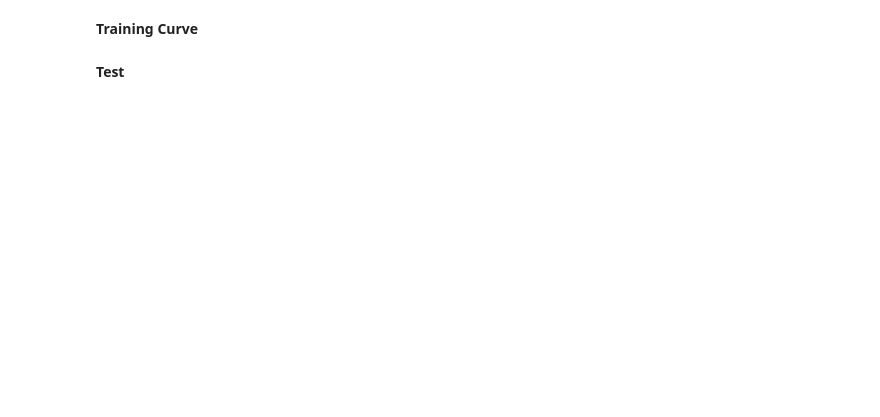
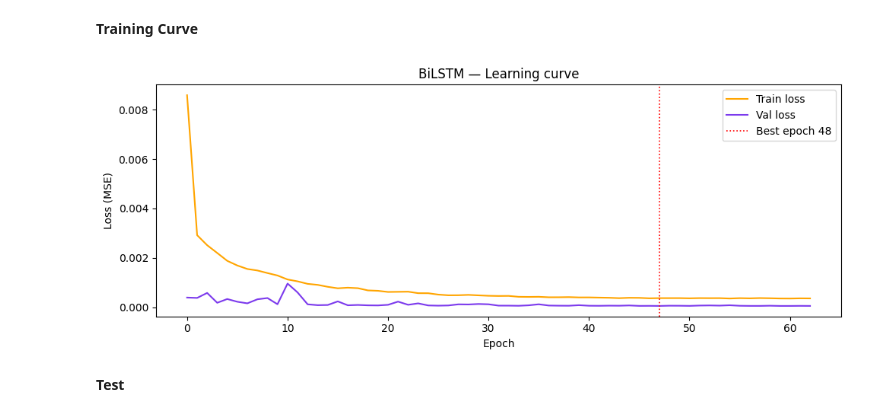
Before and after one commit to AmanuelDaget/GBPUSD-Foreign-Exchange-Price-Pridiction-Using-LSTM-GRU-BiLSTM, a Jupyter notebook: GBPUSD_Price_pridiction_Using_LSTM_GRU.ipynb, the cells around one changed output. Saved outputs shown, nothing was run; the diff lists cells and outputs as text; code cells hidden in the pictures; blank space fills up the shorter version.

```diff
--- a/GBPUSD_Price_pridiction_Using_LSTM_GRU.ipynb
+++ b/GBPUSD_Price_pridiction_Using_LSTM_GRU.ipynb
@@ -363,11 +361,13 @@ Epoch 44/100
 **Training Curve**
 # %%
 fig, ax = plt.subplots(figsize=(10, 4))
-ax.plot(h_bilstm.history["loss"],     label="Train loss", color="#94A3B8", lw=1.5)
+ax.plot(h_bilstm.history["loss"],     label="Train loss", color="orange", lw=1.5)
 ax.plot(h_bilstm.history["val_loss"], label="Val loss",   color="#7C3AED", lw=1.5)
 ax.axvline(best_ep_bilstm, color="red", linestyle=":", lw=1.2, label=f"Best epoch {best_ep_bilstm+1}")
 ax.set(xlabel="Epoch", ylabel="Loss (MSE)", title="BiLSTM — Learning curve")
 ax.legend(); plt.tight_layout(); plt.show()
+# %% [output]
+[figure, added]
 # %% [markdown]
 **Test**
 # %%
```
Also changed, not shown: parts of 20 cells of this notebook.
